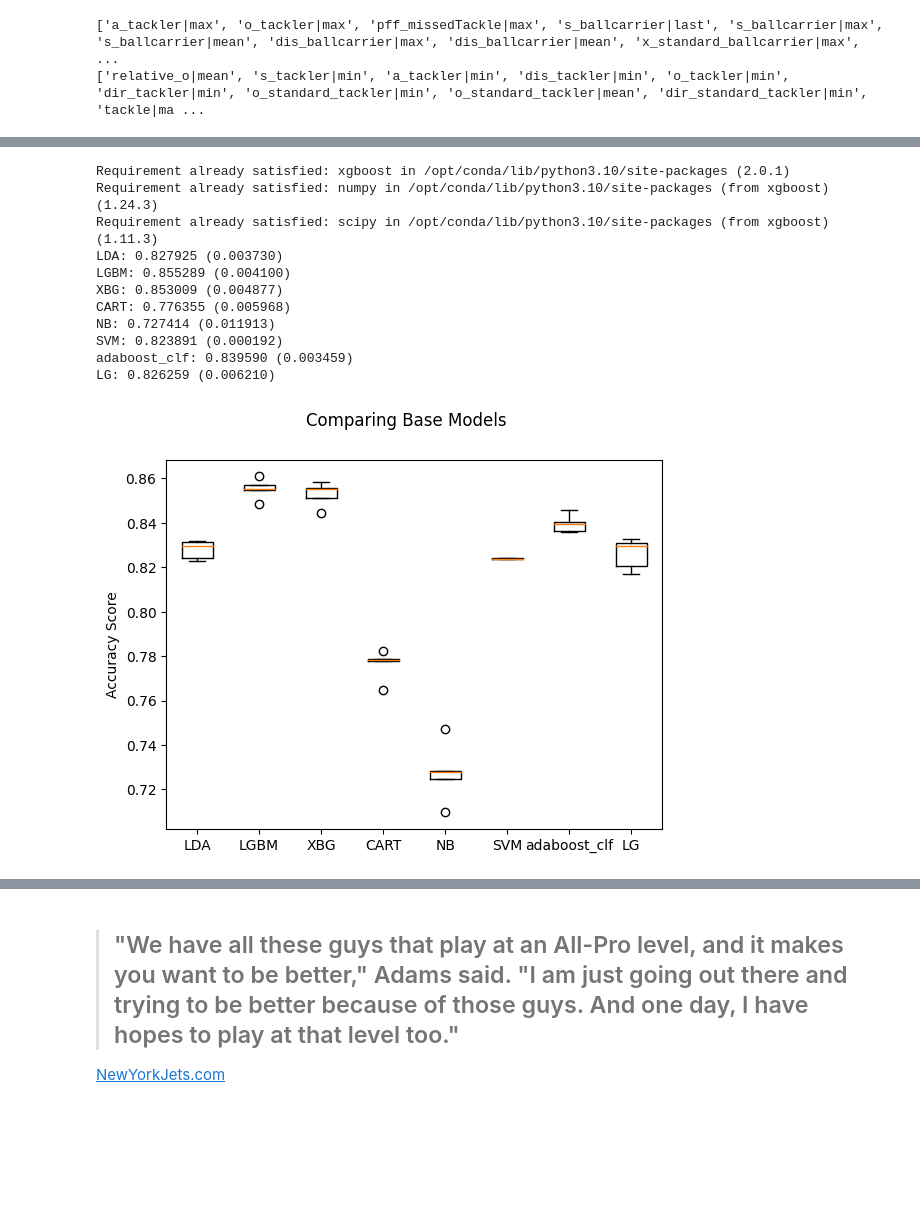
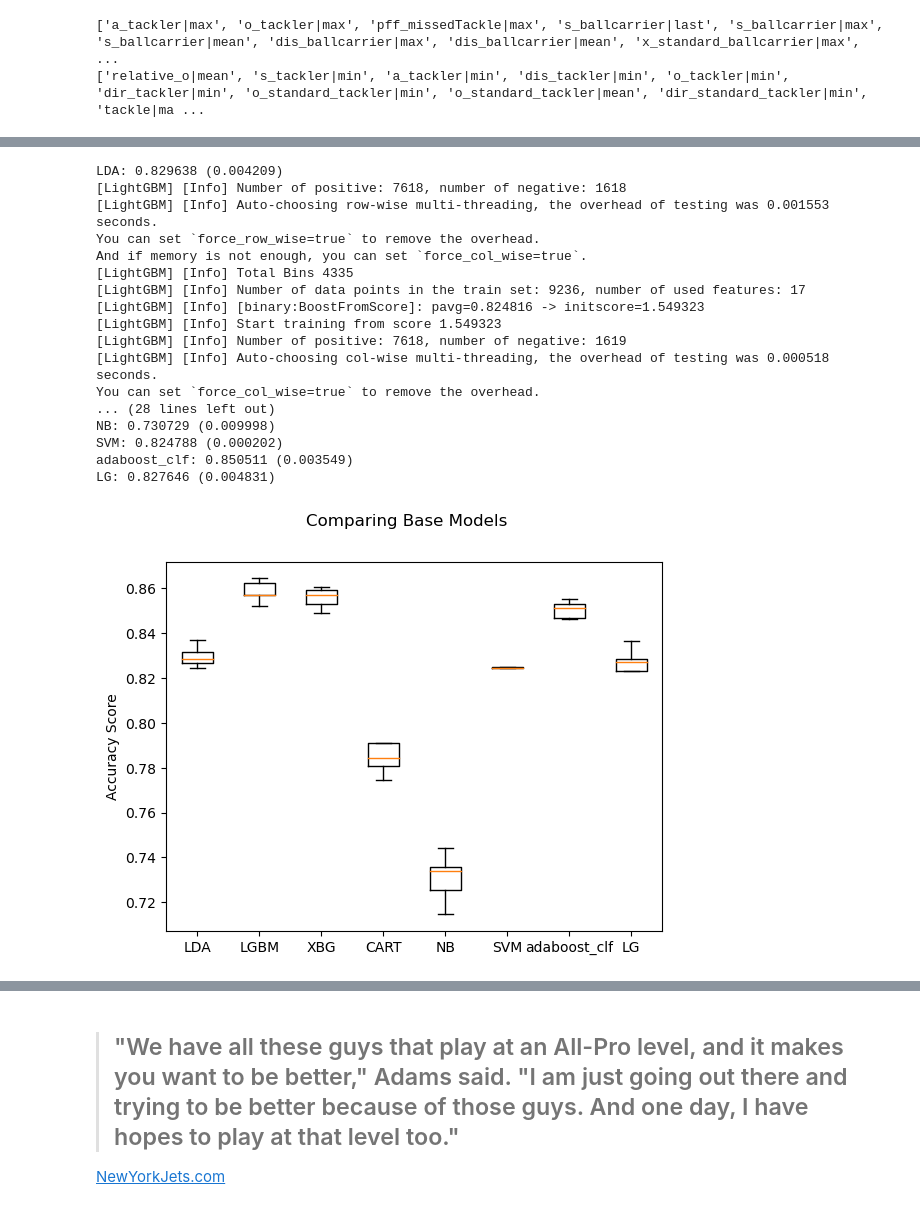
Before and after one commit to meagvo/nfl-big-data-bowl-2024, a Jupyter notebook: etsr-tackle-index.ipynb, the cells around one changed output, grey strips where cells are left out. Saved outputs shown, nothing was run; the diff lists cells and outputs as text; code cells hidden in the pictures; blank space fills up the shorter version.

```diff
--- a/etsr-tackle-index.ipynb
+++ b/etsr-tackle-index.ipynb
@@ -355,12 +320,12 @@ def create_diff_range(df_final):
     df_final['ballcarrier_a_range']=df_final['a_ballcarrier|max']-df_final['a_ballcarrier|min']
     df_final['o_range_ballcarrier']=df_final['o_standard_ballcarrier|max']-df_final['o_standard_ballcarrier|min']
     df_final['dir_range_ballcarrier']=df_final['dir_standard_ballcarrier|max']-df_final['dir_standard_ballcarrier|min']
+    df_final['next_speed_diff']= (df_final['next_speed_tackler']-df_final['next_speed_ballcarrier'])
+    df_final['prior_speed_diff']=(df_final['prior_speed_tackler']-df_final['prior_speed_ballcarrier'])
+    df_final['COR']=np.where(df_final['tackle_assist_success']==1, (df_final['next_speed_diff']).astype(float)/(df_final['prior_speed_diff']+1).astype(float),0 )
+    df_final['COR'].replace([float('inf'), float('-inf')], 0, inplace=True)
 
     return df_final
 df_final=create_diff_range(df_final)
-# %%
-df_final['next_speed_diff']= (df_final['next_speed_tackler']-df_final['next_speed_ballcarrier'])
-df_final['prior_speed_diff']=(df_final['prior_speed_tackler']-df_final['prior_speed_ballcarrier'])
-df_final['COR']=np.where(df_final['tackle_assist_success']==1, (df_final['next_speed_diff']+1).astype(float)/(df_final['prior_speed_diff']+1).astype(float),0 )
 # %%
 
@@ -407,24 +372,7 @@ print(negative_variables2)
 # %%
 df_final.fillna(0, inplace=True)
 # %%
-final_cols=[
- 'o_standard_tackler|min',
-    'force_tackler|max',
-
- 'o_standard_tackler|mean',
- 'dir_standard_tackler|min',
- 'a_tackler|max',
- 's_ballcarrier|max',
- 's_ballcarrier|mean',
- 'dis_ballcarrier|mean',
- 'prior_speed_tackler',
- 'prior_speed_ballcarrier',
- 'tackler_s_range',
- 'tackler_a_range',
- 'o_range_tackler',
- 'dir_range_tackler',
- 'ballcarrier_s_range'
-]
+final_cols=['a_tackler|max', 's_ballcarrier|max', 's_ballcarrier|mean', 'force_tackler|max',  'prior_speed_tackler', 'prior_speed_ballcarrier',  'tackler_s_range', 'tackler_a_range', 'o_range_tackler', 'dir_range_tackler',  'ballcarrier_y_range', 'ballcarrier_s_range', 'relative_o|mean',   'o_standard_tackler|min', 'o_standard_tackler|mean', 'dir_standard_tackler|min', 'o_standard_ballcarrier|mean']
 # %%
 # Outlier Analysis
 
@@ -506,7 +452,7 @@ df_set['gameplayid|nunique']=df_set_gameplays['gameplayid']
 df_set[['tackle_assist_count', 'missedTacklecount', 'assist_count', 'tackle_count']]=df_set_tackleassist[['tackle_assist_success', 'pff_missedTackle|max','assist|max', 'tackle|max']]
 # %%
 # Compare Algorithms
-!pip install xgboost
+#!pip install xgboost
 import pandas
 from lightgbm import LGBMClassifier
 from sklearn.linear_model import LogisticRegression
@@ -530,7 +476,7 @@ df_final2=df_final[df_final['event']!=2]
 X=df_final2[final_cols
 
 ]
-X.fillna(0, inplace=True) ##fill in missing pass length to 0
+
 groups=df_final2['displayName']
 y=df_final2['event']
 
@@ -548,45 +494,51 @@ models.append(('NB', GaussianNB()))
 models.append(('SVM', SVC()))
 models.append(('adaboost_clf', AdaBoostClassifier(
     estimator=weak_learner,
     algorithm="SAMME",
     random_state=42,
 )))
 models.append(('LG', LogisticRegression()))
 
 # evaluate each model in turn
 results = []
 names = []
 scoring = 'accuracy'
 
 for name, model in models:
     kfold = StratifiedKFold(n_splits=5)
 
     cv_results = model_selection.cross_val_score(model, X, y,  cv=kfold, scoring=scoring)
     results.append(cv_results)
     names.append(name)
     msg = "%s: %f (%f)" % (name, cv_results.mean(), cv_results.std())
     print(msg)
 # boxplot algorithm comparison
 fig = plt.figure()
 fig.suptitle('Comparing Base Models')
 ax = fig.add_subplot(111)
 plt.boxplot(results)
 ax.set_xticklabels(names)
 ax.set_ylabel('Accuracy Score')
 plt.show()
 # %% [output]
-Requirement already satisfied: xgboost in /opt/conda/lib/python3.10/site-packages (2.0.1)
-Requirement already satisfied: numpy in /opt/conda/lib/python3.10/site-packages (from xgboost) (1.24.3)
-Requirement already satisfied: scipy in /opt/conda/lib/python3.10/site-packages (from xgboost) (1.11.3)
-LDA: 0.827925 (0.003730)
-LGBM: 0.855289 (0.004100)
-XBG: 0.853009 (0.004877)
-CART: 0.776355 (0.005968)
-NB: 0.727414 (0.011913)
-SVM: 0.823891 (0.000192)
-adaboost_clf: 0.839590 (0.003459)
-LG: 0.826259 (0.006210)
+LDA: 0.829638 (0.004209)
+[LightGBM] [Info] Number of positive: 7618, number of negative: 1618
+[LightGBM] [Info] Auto-choosing row-wise multi-threading, the overhead of testing was 0.001553 seconds.
+You can set `force_row_wise=true` to remove the overhead.
+And if memory is not enough, you can set `force_col_wise=true`.
+[LightGBM] [Info] Total Bins 4335
+[LightGBM] [Info] Number of data points in the train set: 9236, number of used features: 17
+[LightGBM] [Info] [binary:BoostFromScore]: pavg=0.824816 -> initscore=1.549323
+[LightGBM] [Info] Start training from score 1.549323
+[LightGBM] [Info] Number of positive: 7618, number of negative: 1619
+[LightGBM] [Info] Auto-choosing col-wise multi-threading, the overhead of testing was 0.000518 seconds.
+You can set `force_col_wise=true` to remove the overhead.
+... (28 lines left out)
+NB: 0.730729 (0.009998)
+SVM: 0.824788 (0.000202)
+adaboost_clf: 0.850511 (0.003549)
+LG: 0.827646 (0.004831)
-[figure, old version]
+[figure, new version]
 # %%
 #!pip install optuna
 import optuna  # pip install optuna
```
Also changed, not shown: parts of 48 cells of this notebook.
